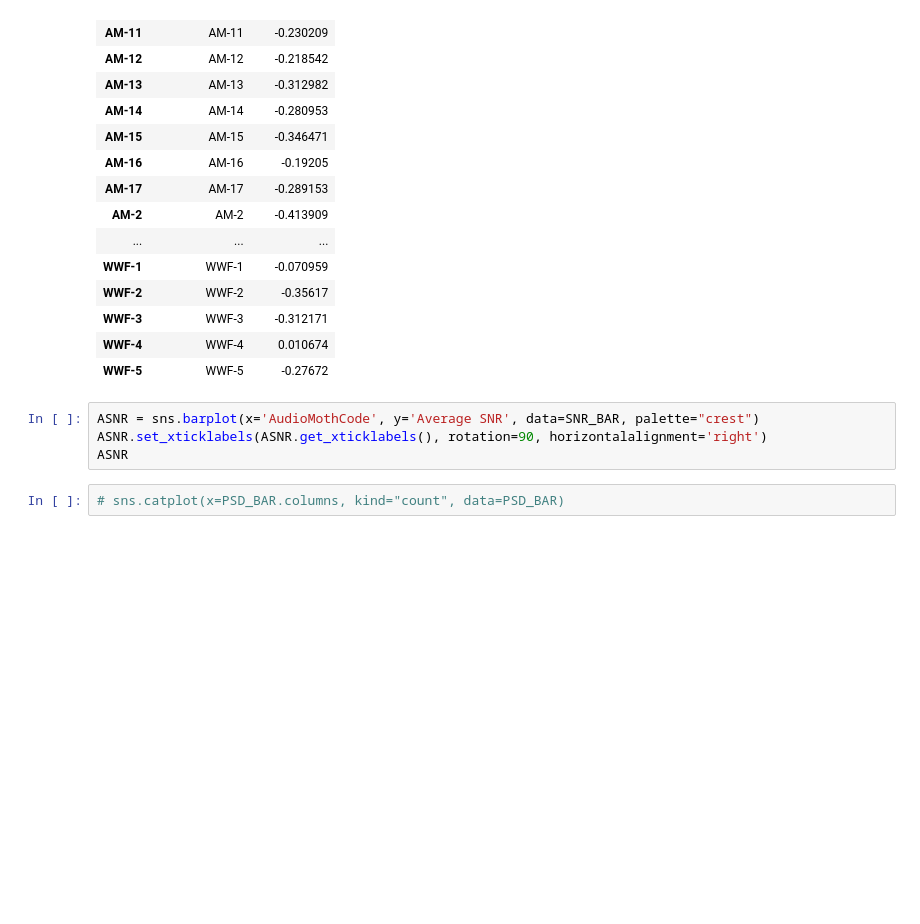
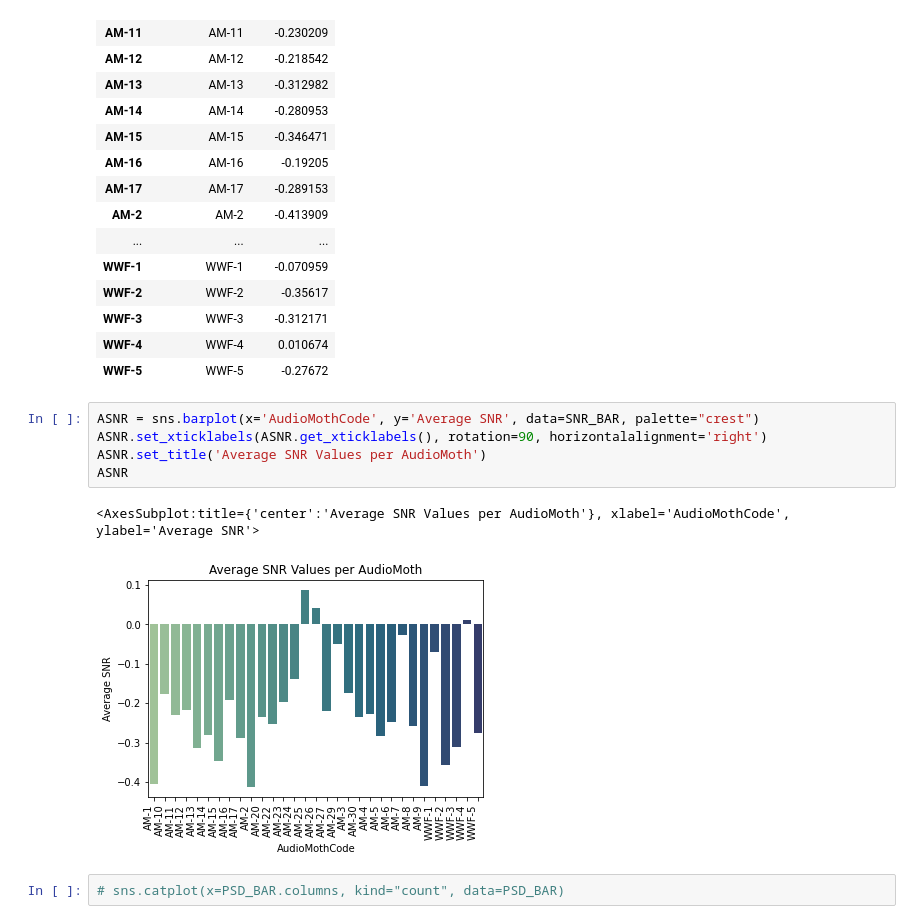
Before and after one commit to nishantbalaji/e4e-data-visualization, a Jupyter notebook: notebook.ipynb, the cells around one changed output. Saved outputs shown, nothing was run; the diff lists cells and outputs as text; blank space fills up the shorter version.

```diff
--- a/notebook.ipynb
+++ b/notebook.ipynb
@@ -165,7 +166,11 @@ SNR_BAR
 # %%
 ASNR = sns.barplot(x='AudioMothCode', y='Average SNR', data=SNR_BAR, palette="crest")
 ASNR.set_xticklabels(ASNR.get_xticklabels(), rotation=90, horizontalalignment='right')
+ASNR.set_title('Average SNR Values per AudioMoth')
 ASNR
+# %% [output]
+<AxesSubplot:title={'center':'Average SNR Values per AudioMoth'}, xlabel='AudioMothCode', ylabel='Average SNR'>
+[figure, added]
 # %%
 # sns.catplot(x=PSD_BAR.columns, kind="count", data=PSD_BAR)
 # %%
```
Also changed, not shown: parts of 3 cells of this notebook.
